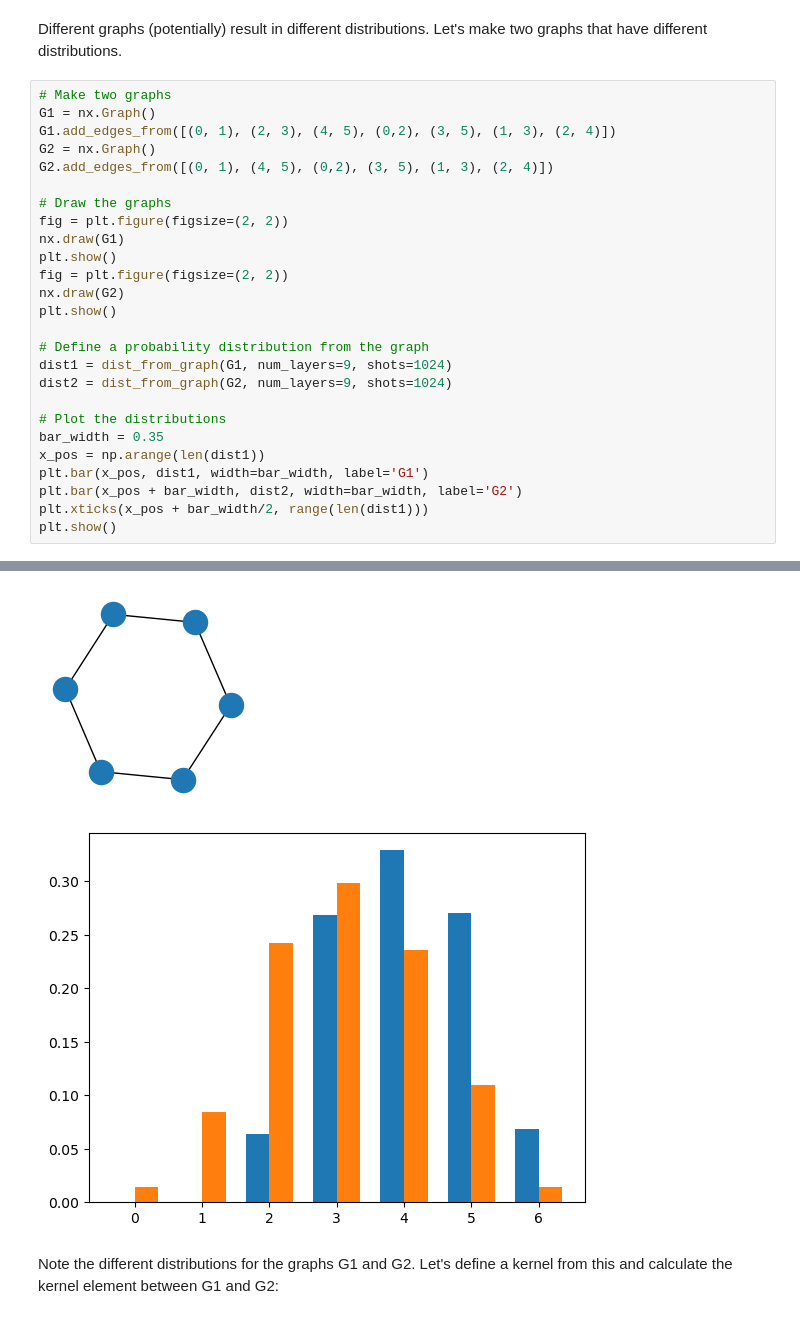
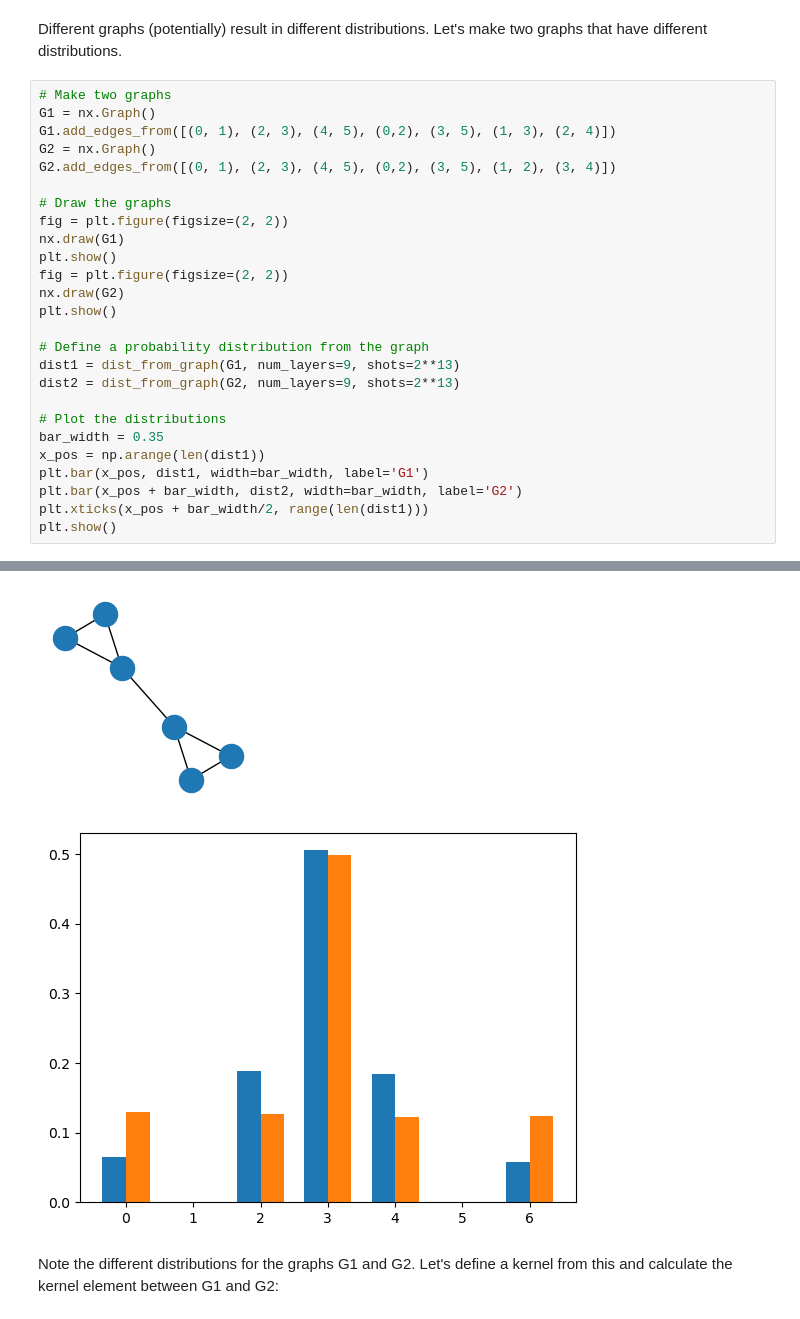
Before and after one commit to JohnGoldenGardiner/graph-kernel, a Jupyter notebook: demonstration.ipynb, the cells around one changed output, grey strips where cells are left out. Cells and saved outputs as stored; diff of their text form.

```diff
--- a/demonstration.ipynb
+++ b/demonstration.ipynb
@@ -53,7 +54,7 @@ Different graphs (potentially) result in different distributions. Let's make two
 G1 = nx.Graph()
 G1.add_edges_from([(0, 1), (2, 3), (4, 5), (0,2), (3, 5), (1, 3), (2, 4)])
 G2 = nx.Graph()
-G2.add_edges_from([(0, 1), (4, 5), (0,2), (3, 5), (1, 3), (2, 4)])
+G2.add_edges_from([(0, 1), (2, 3), (4, 5), (0,2), (3, 5), (1, 2), (3, 4)])
 
 # Draw the graphs
 fig = plt.figure(figsize=(2, 2))
@@ -64,8 +65,8 @@ nx.draw(G2)
 plt.show()
 
 # Define a probability distribution from the graph
-dist1 = dist_from_graph(G1, num_layers=9, shots=1024)
-dist2 = dist_from_graph(G2, num_layers=9, shots=1024)
+dist1 = dist_from_graph(G1, num_layers=9, shots=2**13)
+dist2 = dist_from_graph(G2, num_layers=9, shots=2**13)
 
 # Plot the distributions
 bar_width = 0.35
@@ -79,5 +80,5 @@ plt.show()
-[figure, old version]
+[figure, new version]
-[figure, old version]
+[figure, new version]
 # %% [markdown]
 Note the different distributions for the graphs G1 and G2. Let's define a kernel from this and calculate the kernel element between G1 and G2:
 # %%
```
Also changed, not shown: parts of 18 cells of this notebook.
